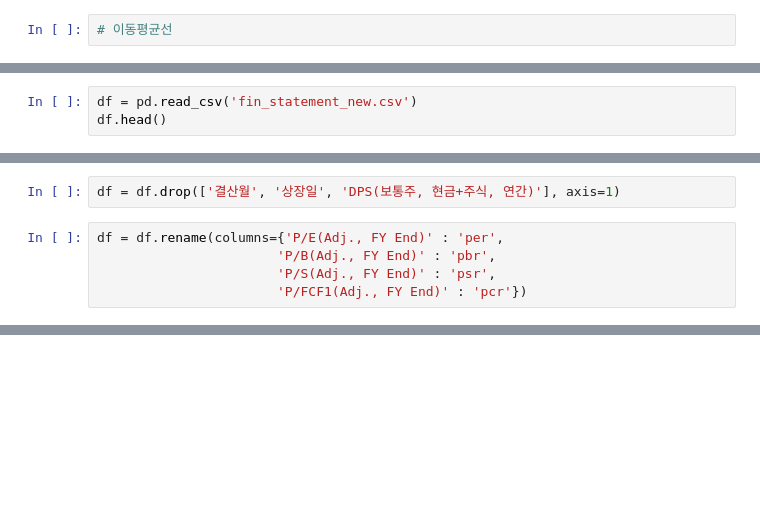
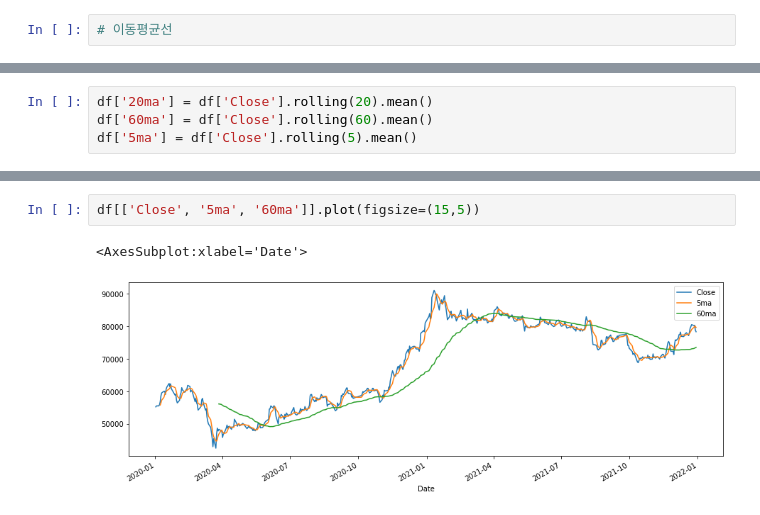
Before and after one commit to OHoRaaa/Quant, a Jupyter notebook: Practice.ipynb, the cells around one changed output, grey strips where cells are left out. Saved outputs shown, nothing was run; the diff lists cells and outputs as text; blank space fills up the shorter version.

```diff
--- a/Practice.ipynb
+++ b/Practice.ipynb
@@ -145,3 +85,0 @@ con_df = con_df.loc['2020-02-28':]
-# %%
-df = pd.read_csv('fin_statement_new.csv')
-df.head()
@@ -155,7 +85,0 @@ df.head()
-# %%
-df = df.drop(['결산월', '상장일', 'DPS(보통주, 현금+주식, 연간)'], axis=1)
-# %%
-df = df.rename(columns={'P/E(Adj., FY End)' : 'per',
-                       'P/B(Adj., FY End)' : 'pbr',
-                       'P/S(Adj., FY End)' : 'psr',
-                       'P/FCF1(Adj., FY End)' : 'pcr'})
@@ -898,0 +102,4 @@ Name: Symbol, Length: 2053, dtype: object
+# %%
+df['20ma'] = df['Close'].rolling(20).mean()
+df['60ma'] = df['Close'].rolling(60).mean()
+df['5ma'] = df['Close'].rolling(5).mean()
@@ -898,0 +123,5 @@ Name: Symbol, Length: 2053, dtype: object
+# %%
+df[['Close', '5ma', '60ma']].plot(figsize=(15,5))
+# %% [output]
+<AxesSubplot:xlabel='Date'>
+[figure, added]
```
Also changed, not shown: parts of 93 cells of this notebook, 2 other files.
